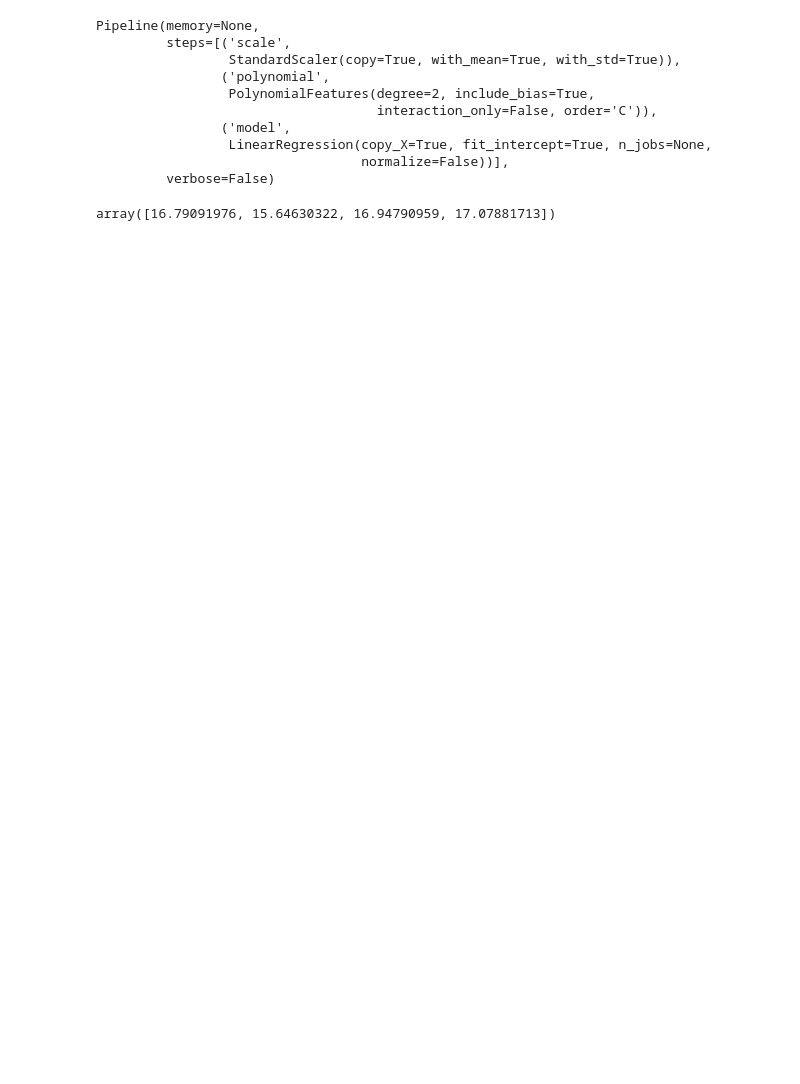
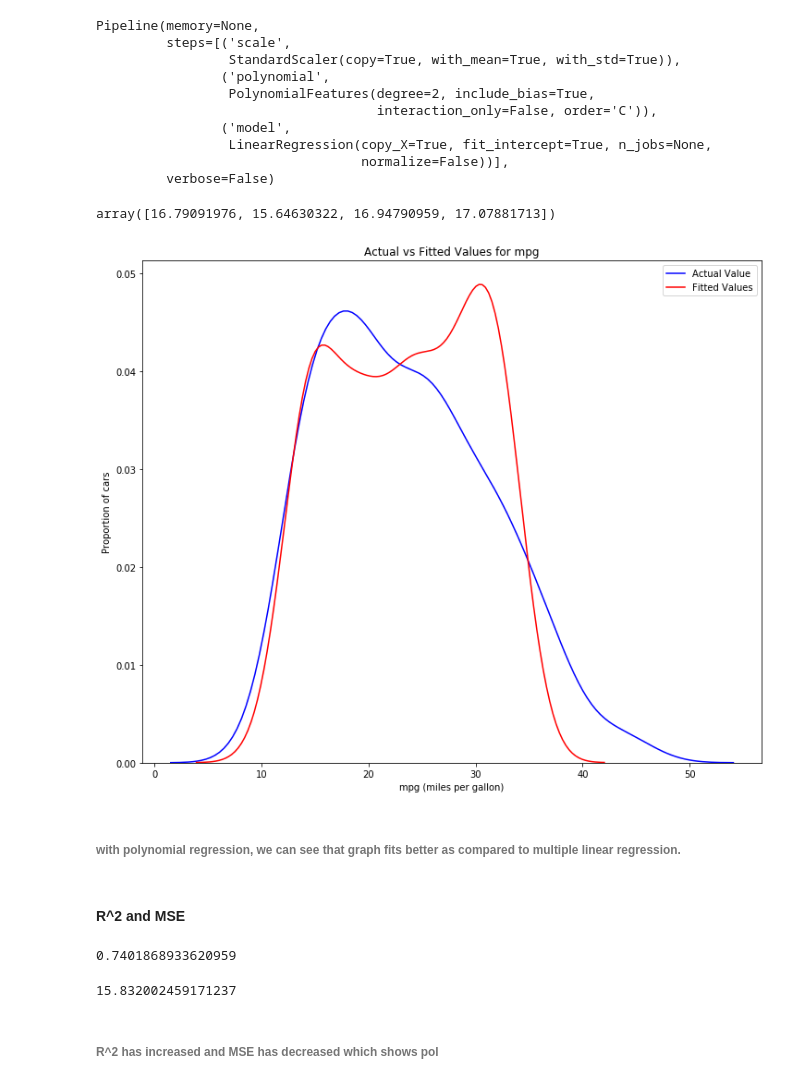
Before and after one commit to AmmaraRazzaq/ML-Regression, a Jupyter notebook: linearRegression.ipynb, the cells around one changed output. Cells and saved outputs as stored; diff of their text form; code cells hidden in the pictures; blank space fills up the shorter version.

Commit message:
evaluate with visualization, MSE and r square

```diff
--- a/linearRegression.ipynb
+++ b/linearRegression.ipynb
@@ -204,3 +204,38 @@ ypipe = pipe.predict(X)
 ypipe[0:4]
 # %% [output]
 array([16.79091976, 15.64630322, 16.94790959, 17.07881713])
+# %%
+width=12
+height=10
+plt.figure(figsize=(width, height))
+
+
+ax1 = sns.distplot(df['mpg'], hist=False, color="b", label="Actual Value")
+sns.distplot(ypipe, hist=False, color="r", label="Fitted Values" , ax=ax1)
+
+
+plt.title('Actual vs Fitted Values for mpg')
+plt.xlabel('mpg (miles per gallon)')
+plt.ylabel('Proportion of cars')
+
+plt.show()
+plt.close()
+# %% [output]
+[figure, added]
+# %% [markdown]
+###### with polynomial regression, we can see that graph fits better as compared to multiple linear regression.
+# %% [markdown]
+#### R^2 and MSE
+# %%
+#r^2
+from sklearn.metrics import r2_score
+r_squared = r2_score(df['mpg'], ypipe)
+r_squared
+# %% [output]
+0.7401868933620959
+# %%
+mean_squared_error(df['mpg'], ypipe)
+# %% [output]
+15.832002459171237
+# %% [markdown]
+###### R^2 has increased and MSE has decreased which shows pol
```
Also changed, not shown: parts of 1 cell of this notebook.
